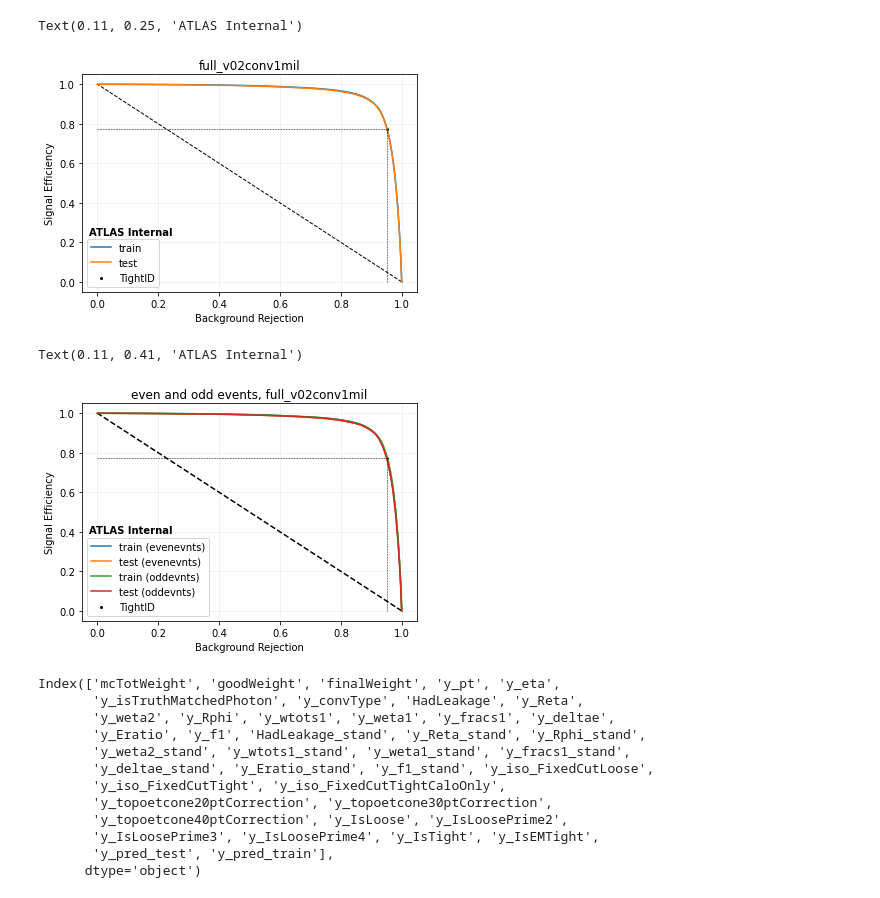
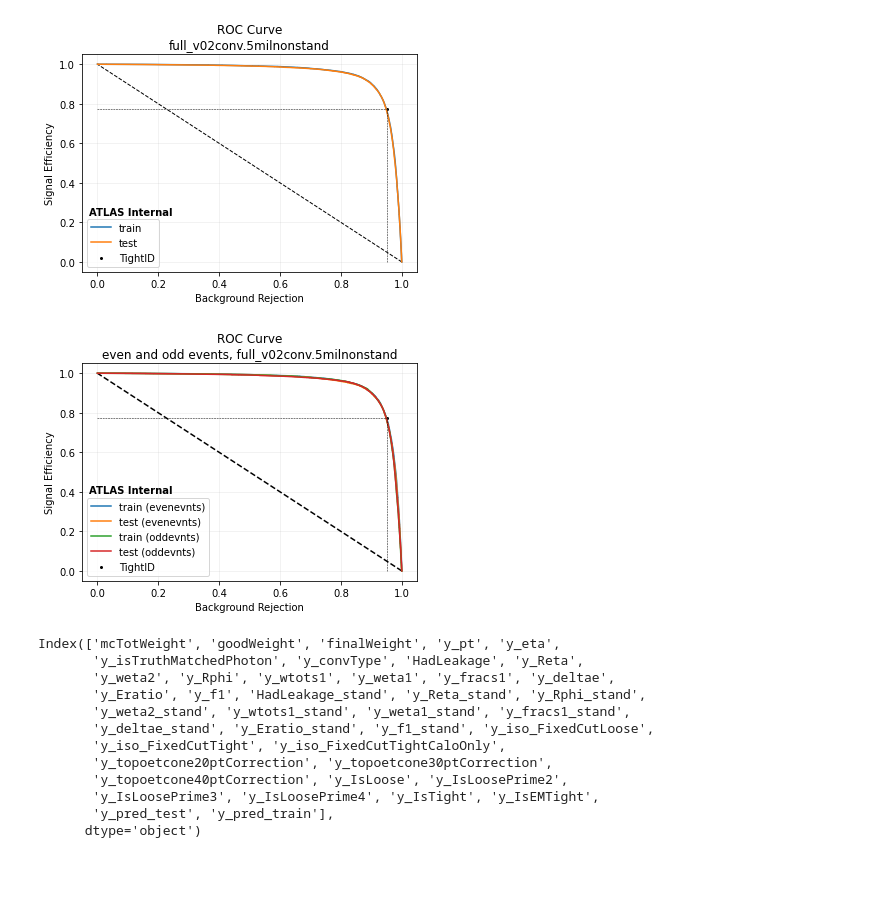
Before and after one commit to kyranks/photon-study, a Jupyter notebook: 14MoreExploringAfterNN_ROCandPlots.ipynb, the cells around one changed output. Saved outputs shown, nothing was run; the diff lists cells and outputs as text; code cells hidden in the pictures; blank space fills up the shorter version.

Commit message:
final plotting

```diff
--- a/14MoreExploringAfterNN_ROCandPlots.ipynb
+++ b/14MoreExploringAfterNN_ROCandPlots.ipynb
@@ -28,10 +28,10 @@ import atlasplots as ap
 %matplotlib inline
 # %%
 version = 'full_v02'
-conv = 'conv'
-size = '1mil'
-first = 1000000   #first ____ events that were used for training. should = size
-stand = True
+conv = 'unconv'
+size = '.5mil'
+first = 500000   #first ____ events that were used for training. should = size
+stand = False
 weightstr = 'finalWeight'
 
 #-------------------------------------------------------------------------------------------------------------
@@ -126,28 +126,30 @@ TightIDtuple = (0.9498026, 0.7725793)
 # %%
 labels = df_all.y_isTruthMatchedPhoton.ravel()
 weights = df_all.finalWeight.ravel()
 
 #SWITCH IF DONT HAVE TIGHT ID IN DATAFRAMES
 fprID,tprID,threshID = roc_curve(labels,df_all.y_IsTight.ravel()*1,sample_weight=weights)
 # fprID=[0,1-TightIDtuple[0]];tprID=[0,TightIDtuple[1]]
 
 fpr_test, tpr_test, thresholds_test = roc_curve(labels,y_pred_test,sample_weight = weights)
 fpr_train, tpr_train, thresholds_train = roc_curve(labels,y_pred_train,sample_weight = weights)
 plt.plot([1,0],[0,1],'k--',linewidth=1)
 plt.plot(1-fpr_train, tpr_train,label='train')
 plt.plot(1-fpr_test, tpr_test,label='test')
 plt.scatter(1-fprID[1],tprID[1],label='TightID',c='k',s=4)
 plt.plot([0,1-fprID[1]],[tprID[1],tprID[1]],'k--',linewidth=.5)
 plt.plot([1-fprID[1],1-fprID[1]],[0,tprID[1]],'k--',linewidth=.5)
 
 plt.grid(alpha=0.2)
 plt.xlabel('Background Rejection')
 plt.ylabel('Signal Efficiency')
-plt.title(version+conv+size+standstr);plt.legend()
+plt.title('ROC Curve\n'+version+conv+size+standstr);plt.legend()
 plt.text(0.11, 0.25, 'ATLAS Internal', weight='bold',horizontalalignment='center', verticalalignment='center')
+plt.savefig('plots/ROC/'+version+conv+size+standstr+'_ROC.png',dpi=360,format='png')
+plt.show()
+plt.close()
 # %% [output]
-Text(0.11, 0.25, 'ATLAS Internal')
-[figure, old version]
+[figure, new version]
 # %%
 lab1 = df_even.y_isTruthMatchedPhoton.ravel()
 lab2 = df_odd.y_isTruthMatchedPhoton.ravel()
@@ -175,11 +177,13 @@ plt.plot([1-fprID[1],1-fprID[1]],[0,tprID[1]],'k--',linewidth=.5)
 plt.grid(alpha=.2)
 plt.xlabel('Background Rejection')
 plt.ylabel('Signal Efficiency')
-plt.title('even and odd events, '+version+conv+size+standstr);plt.legend()
+plt.title('ROC Curve\neven and odd events, '+version+conv+size+standstr);plt.legend()
 plt.text(0.11, 0.41, 'ATLAS Internal', weight='bold',horizontalalignment='center', verticalalignment='center')
+plt.savefig('plots/ROC/'+version+conv+size+standstr+'_ROCeo.png',dpi=360,format='png')
+plt.show()
+plt.close()
 # %% [output]
-Text(0.11, 0.41, 'ATLAS Internal')
-[figure, old version]
+[figure, new version]
 # %%
 df_all.columns
 # %% [output]
```
Also changed, not shown: parts of 26 cells of this notebook, 3 other files.
